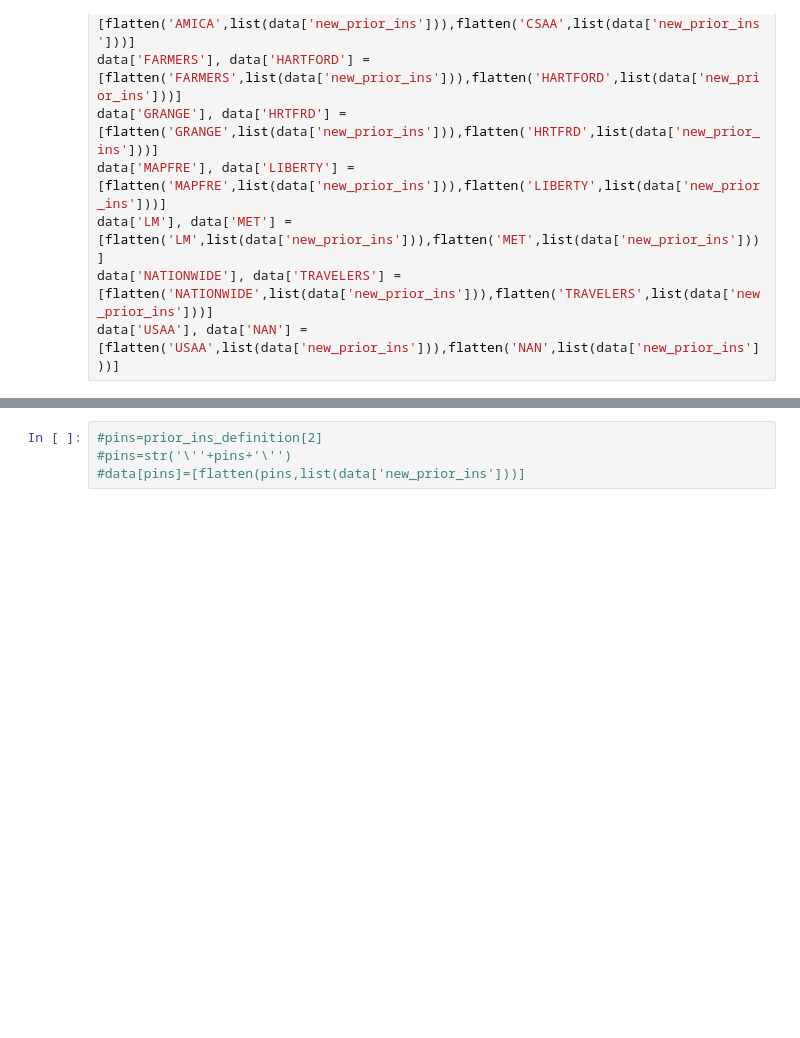
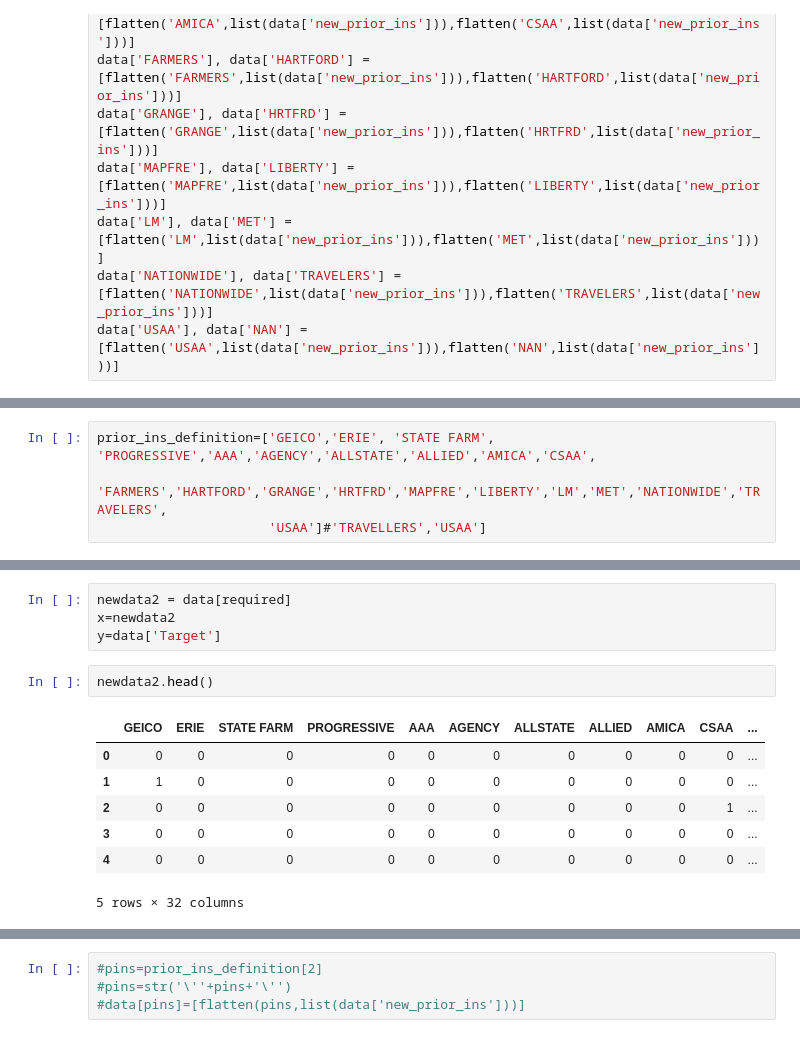
Before and after one commit to suchithrabalakrishnan/GQP, a Jupyter notebook: Work2.ipynb, the cells around one changed output, grey strips where cells are left out. Drawn from its saved outputs; the diff is of its cells as text; blank space fills up the shorter version.

```diff
--- a/Work2.ipynb
+++ b/Work2.ipynb
@@ -152,0 +191,4 @@ data.head()
+# %%
+prior_ins_definition=['GEICO','ERIE', 'STATE FARM', 'PROGRESSIVE','AAA','AGENCY','ALLSTATE','ALLIED','AMICA','CSAA',
+                     'FARMERS','HARTFORD','GRANGE','HRTFRD','MAPFRE','LIBERTY','LM','MET','NATIONWIDE','TRAVELERS',
+                      'USAA']#'TRAVELLERS','USAA']
@@ -152,0 +205,14 @@ data.head()
+# %%
+newdata2 = data[required]
+x=newdata2
+y=data['Target']
+# %%
+newdata2.head()
+# %% [output]
+|  | GEICO | ERIE | STATE FARM | PROGRESSIVE | AAA | AGENCY | ALLSTATE | ALLIED | AMICA | CSAA | ... |
+| 0 | 0 | 0 | 0 | 0 | 0 | 0 | 0 | 0 | 0 | 0 | ... |
+| 1 | 1 | 0 | 0 | 0 | 0 | 0 | 0 | 0 | 0 | 0 | ... |
+| 2 | 0 | 0 | 0 | 0 | 0 | 0 | 0 | 0 | 0 | 1 | ... |
+| 3 | 0 | 0 | 0 | 0 | 0 | 0 | 0 | 0 | 0 | 0 | ... |
+| 4 | 0 | 0 | 0 | 0 | 0 | 0 | 0 | 0 | 0 | 0 | ... |
+5 rows × 32 columns
```
Also changed, not shown: parts of 22 cells of this notebook.
